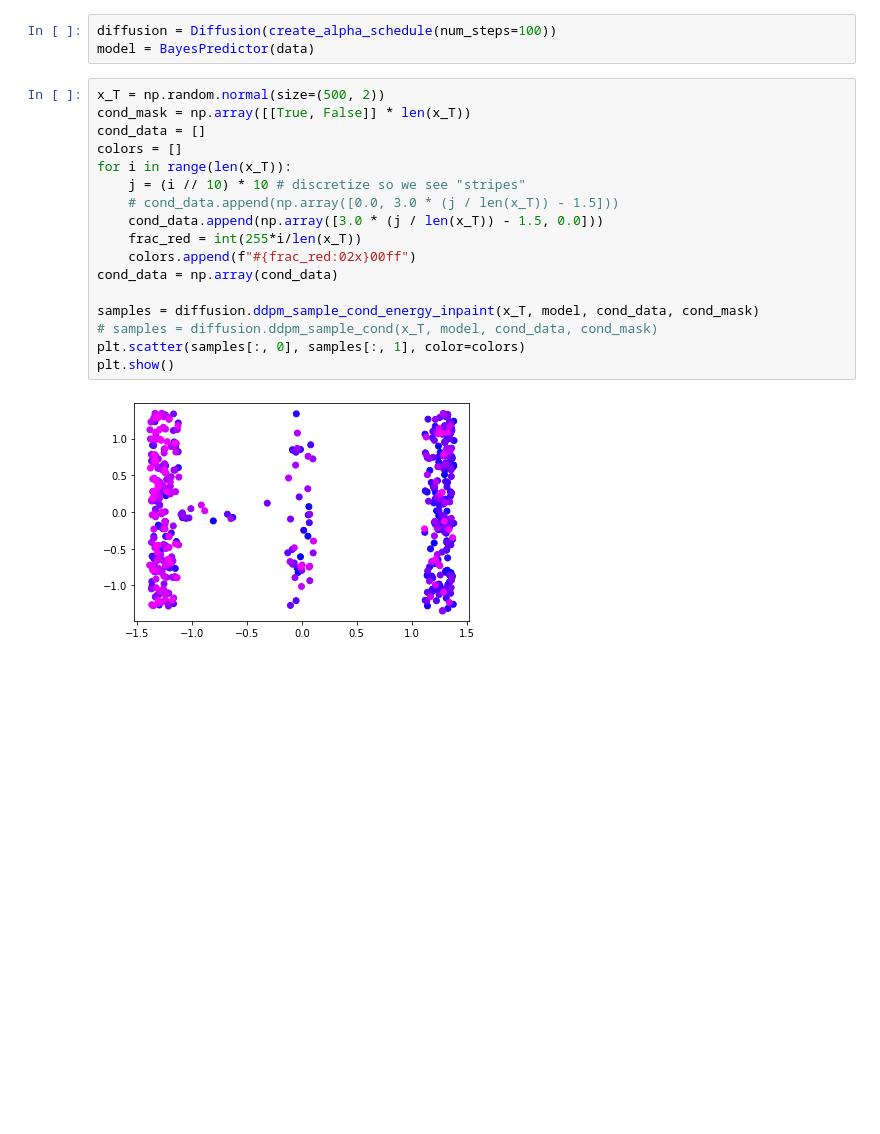
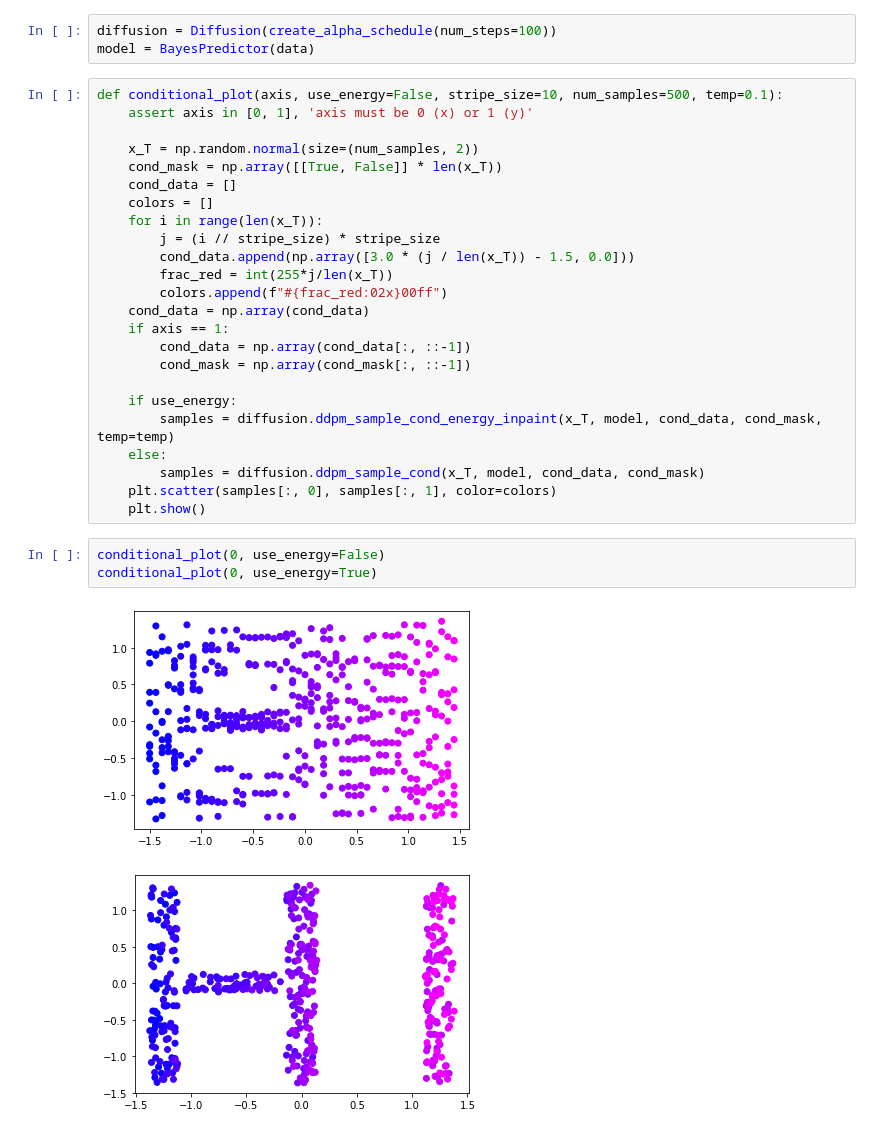
Before and after one commit to unixpickle/ddim, a Jupyter notebook: 2d_conditional.ipynb, the cells around one changed output. Saved outputs shown, nothing was run; the diff lists cells and outputs as text; blank space fills up the shorter version.

Commit message:
conditional sampling works in notebook

```diff
--- a/2d_conditional.ipynb
+++ b/2d_conditional.ipynb
@@ -38,21 +38,32 @@ plt.show()
 diffusion = Diffusion(create_alpha_schedule(num_steps=100))
 model = BayesPredictor(data)
 # %%
-x_T = np.random.normal(size=(500, 2))
-cond_mask = np.array([[True, False]] * len(x_T))
-cond_data = []
-colors = []
-for i in range(len(x_T)):
-    j = (i // 10) * 10 # discretize so we see "stripes"
-    # cond_data.append(np.array([0.0, 3.0 * (j / len(x_T)) - 1.5]))
-    cond_data.append(np.array([3.0 * (j / len(x_T)) - 1.5, 0.0]))
-    frac_red = int(255*i/len(x_T))
-    colors.append(f"#{frac_red:02x}00ff")
-cond_data = np.array(cond_data)
+def conditional_plot(axis, use_energy=False, stripe_size=10, num_samples=500, temp=0.1):
+    assert axis in [0, 1], 'axis must be 0 (x) or 1 (y)'
 
-samples = diffusion.ddpm_sample_cond_energy_inpaint(x_T, model, cond_data, cond_mask)
-# samples = diffusion.ddpm_sample_cond(x_T, model, cond_data, cond_mask)
-plt.scatter(samples[:, 0], samples[:, 1], color=colors)
-plt.show()
+    x_T = np.random.normal(size=(num_samples, 2))
+    cond_mask = np.array([[True, False]] * len(x_T))
+    cond_data = []
+    colors = []
+    for i in range(len(x_T)):
+        j = (i // stripe_size) * stripe_size
+        cond_data.append(np.array([3.0 * (j / len(x_T)) - 1.5, 0.0]))
+        frac_red = int(255*j/len(x_T))
+        colors.append(f"#{frac_red:02x}00ff")
+    cond_data = np.array(cond_data)
+    if axis == 1:
+        cond_data = np.array(cond_data[:, ::-1])
+        cond_mask = np.array(cond_mask[:, ::-1])
+
+    if use_energy:
+        samples = diffusion.ddpm_sample_cond_energy_inpaint(x_T, model, cond_data, cond_mask, temp=temp)
+    else:
+        samples = diffusion.ddpm_sample_cond(x_T, model, cond_data, cond_mask)
+    plt.scatter(samples[:, 0], samples[:, 1], color=colors)
+    plt.show()
-# %% [output]
-[figure, removed]
+# %%
+conditional_plot(0, use_energy=False)
+conditional_plot(0, use_energy=True)
+# %% [output]
+[figure, added]
+[figure, added]
```
Also changed, not shown: parts of 3 cells of this notebook.
